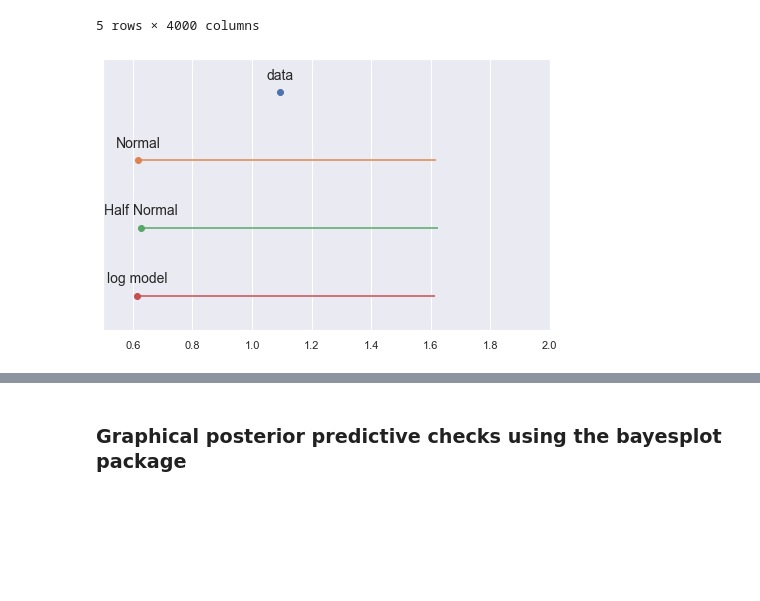
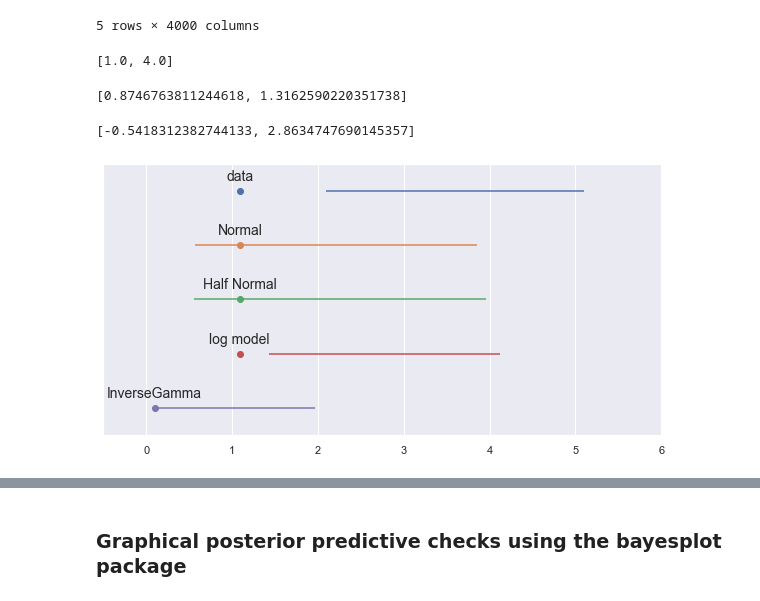
Before and after one commit to vanitoz/Bayesian-GLM-and-Multivariable-Linear-Regression, a Jupyter notebook: notebooks/MLR_Starkist.ipynb, the cells around one changed output, grey strips where cells are left out. Saved outputs shown, nothing was run; the diff lists cells and outputs as text; code cells hidden in the pictures; blank space fills up the shorter version.

Commit message:
InverseGamma Distribution

```diff
--- a/MLR_Starkist.ipynb
+++ b/notebooks/MLR_Starkist.ipynb
@@ -39,4 +39,4 @@ from sklearn import linear_model
 # %% [markdown]
 ### Loading Data
 # %%
-data = pd.read_csv('data/tv_data.csv')
+data = pd.read_csv('data/tv_digital.csv')
@@ -43,6 +59,6 @@ data = pd.read_csv('data/tv_data.csv')
 # %%
 # Filter the rows where sum of the values = 0
-data = data[data.iloc[:,:-1].sum(axis=1)!=0]
+# data = data[data.iloc[:,:-1].sum(axis=1)!=0]
 # %%
 target_distribution(data.TOTAL_CONV)
 # %% [output]
@@ -455,23 +459,35 @@ df_results_log.head()
 # for variable in normal_trace.varnames:
 #     model_formula += ' %0.2f * %s +' % (np.mean(normal_trace[variable]), variable)
 # ' '.join(model_formula.split(' ')[:-1])
+# %%
+list(np.percentile(y, [0, 100]))
+# %% [output]
+[1.0, 4.0]
+# %%
+list(np.percentile(ppc_normal['conversion'], [25, 75]))
+# %% [output]
+[0.8746763811244618, 1.3162590220351738]
+# %%
+list(np.percentile(ppc_halfnorm['conversion'], [0, 100]))
+# %% [output]
+[-0.5418312382744133, 2.8634747690145357]
 # %%
-plt.figure(figsize=(8, 5))
+plt.figure(figsize=(10, 5))
 ppc_data = [y,
-        ppc_normal['conversion'][0].astype(int),
-        ppc_halfnorm['conversion'][0].astype(int),
-        #ppc_IG['conversion'][0].astype(int),
-        ppc_log['conversion'][0].astype(int)
-       ]
+            ppc_normal['conversion'],
+            ppc_halfnorm['conversion'],
+            ppc_log['conversion'],
+            ppc_IG['conversion']
+           ]
 
-labels = ['data', 'Normal', 'Half Normal', 'log model']
+labels = ['data', 'Normal', 'Half Normal', 'log model', 'InverseGamma']
 for i, d in enumerate(ppc_data):
     mean = d.mean()
-    err = np.percentile(d, [25, 75])
+    err = np.percentile(d, [0, 100])
     plt.errorbar(mean, -i, xerr=[[-err[0]], [err[1]]], fmt='o')
     plt.text(mean, -i+0.2, labels[i], ha='center', fontsize=14)
     plt.ylim([-i-0.5, 0.5])
-    plt.xlim([0.5, 2])
+    plt.xlim([-0.5, 6])
     plt.yticks([])
 # %% [output]
-[figure, old version]
+[figure, new version]
```
Also changed, not shown: parts of 18 cells of this notebook, 3 other files.
